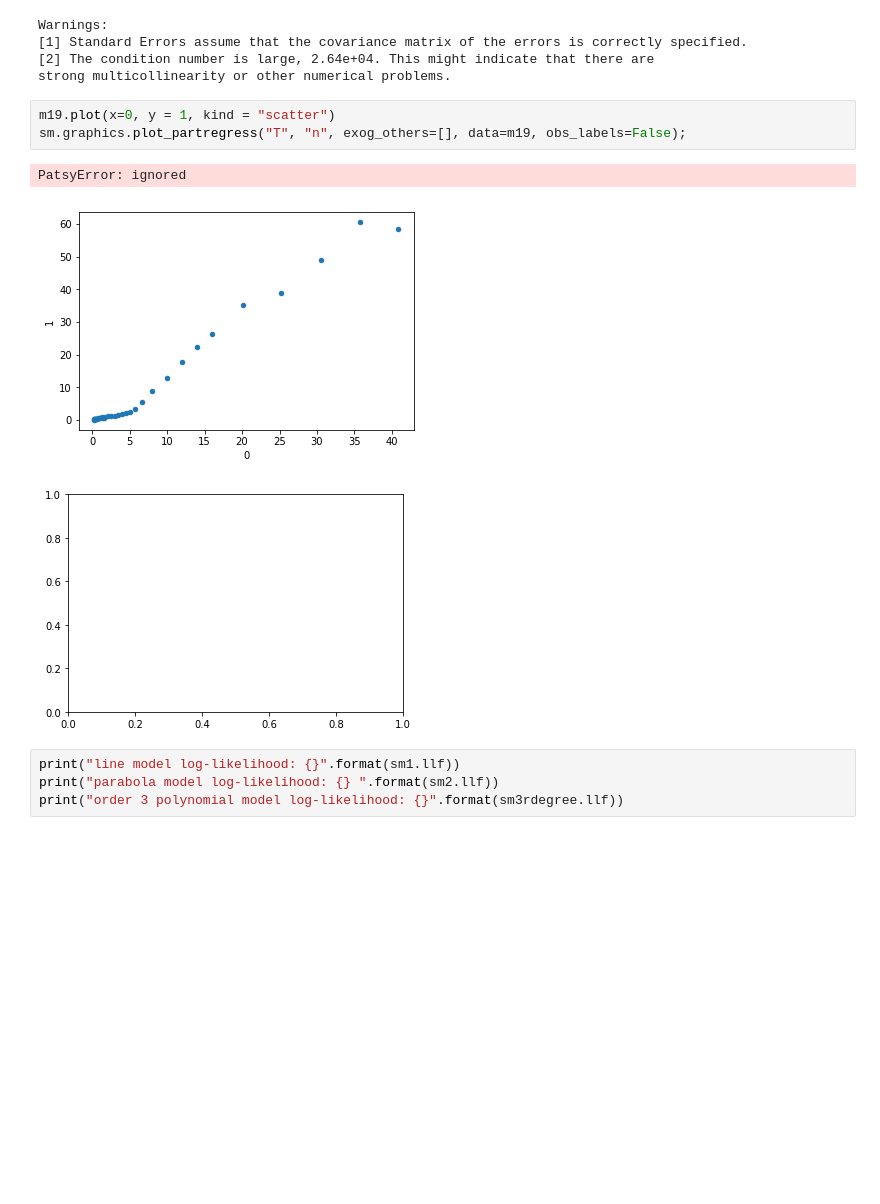
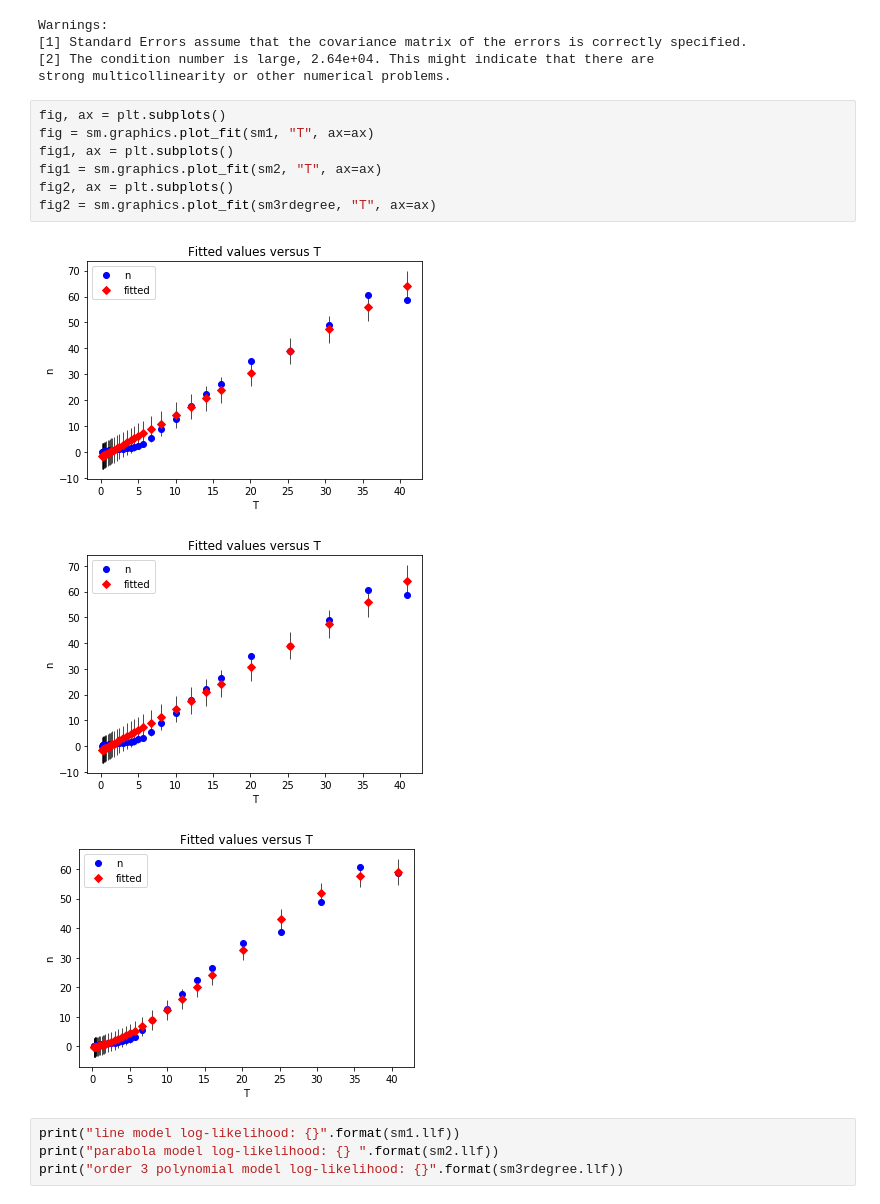
Before and after one commit to exalteded/DSPS, a Jupyter notebook: HW7/HW7.ipynb, the cells around one changed output. Cells and saved outputs as stored; diff of their text form; blank space fills up the shorter version.

```diff
--- a/HW7/HW7.ipynb
+++ b/HW7/HW7.ipynb
@@ -160,13 +160,17 @@ Warnings:
 [1] Standard Errors assume that the covariance matrix of the errors is correctly specified.
 [2] The condition number is large, 2.64e+04. This might indicate that there are
 strong multicollinearity or other numerical problems.
-# %%
-m19.plot(x=0, y = 1, kind = "scatter")
-sm.graphics.plot_partregress("T", "n", exog_others=[], data=m19, obs_labels=False);
-# %% [output]
-PatsyError: ignored
-[figure, removed]
-[figure, removed]
+# %%
+fig, ax = plt.subplots()
+fig = sm.graphics.plot_fit(sm1, "T", ax=ax)
+fig1, ax = plt.subplots()
+fig1 = sm.graphics.plot_fit(sm2, "T", ax=ax)
+fig2, ax = plt.subplots()
+fig2 = sm.graphics.plot_fit(sm3rdegree, "T", ax=ax)
+# %% [output]
+[figure, added]
+[figure, added]
+[figure, added]
 # %%
 print("line model log-likelihood: {}".format(sm1.llf))
 print("parabola model log-likelihood: {} ".format(sm2.llf))
```
